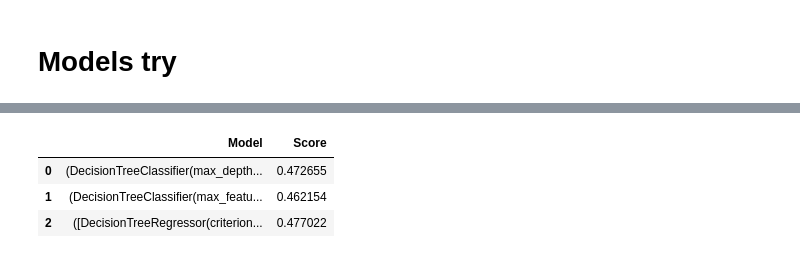
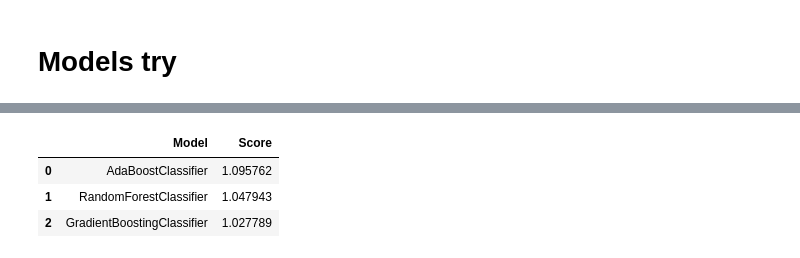
Before and after one commit to ivanshin/-KAGGLE-Football-Match-Probability-Prediction, a Jupyter notebook: vis_analyze.ipynb, the cells around one changed output, grey strips where cells are left out. Cells and saved outputs as stored; diff of their text form; code cells hidden in the pictures.

```diff
--- a/vis_analyze.ipynb
+++ b/vis_analyze.ipynb
@@ -314,24 +315,25 @@ array([1, 0, 2])
 # %%
 from sklearn.ensemble import AdaBoostClassifier, RandomForestClassifier, GradientBoostingClassifier
-from sklearn.neighbors import NearestNeighbors
 
 r_state = 76
-models = [AdaBoostClassifier(random_state= r_state), RandomForestClassifier(random_state= r_state), GradientBoostingClassifier()]
+models = { 'AdaBoostClassifier' : AdaBoostClassifier(random_state= r_state),
+           'RandomForestClassifier': RandomForestClassifier(random_state= r_state),
+           'GradientBoostingClassifier': GradientBoostingClassifier()}
 # %%
-for i in models:
-    i.fit(X_train, y_train)
+for name, model in models.items():
+    model.fit(X_train, y_train)
 # %%
 results = pd.DataFrame(columns= ['Model', 'Score'])
 
 
-for i in models:
+for name, model in models.items():
 
-    row = [ i, i.score(X_test, y_test)]
+    row = [ name, log_loss(y_test, model.predict_proba(X_test))]
     results.loc[len(results)] = row
 
 results
 # %% [output]
 |  | Model | Score |
-| 0 | (DecisionTreeClassifier(max_depth... | 0.472655 |
-| 1 | (DecisionTreeClassifier(max_featu... | 0.462154 |
-| 2 | ([DecisionTreeRegressor(criterion... | 0.477022 |
+| 0 | AdaBoostClassifier | 1.095762 |
+| 1 | RandomForestClassifier | 1.047943 |
+| 2 | GradientBoostingClassifier | 1.027789 |
```
Also changed, not shown: parts of 3 cells of this notebook.
